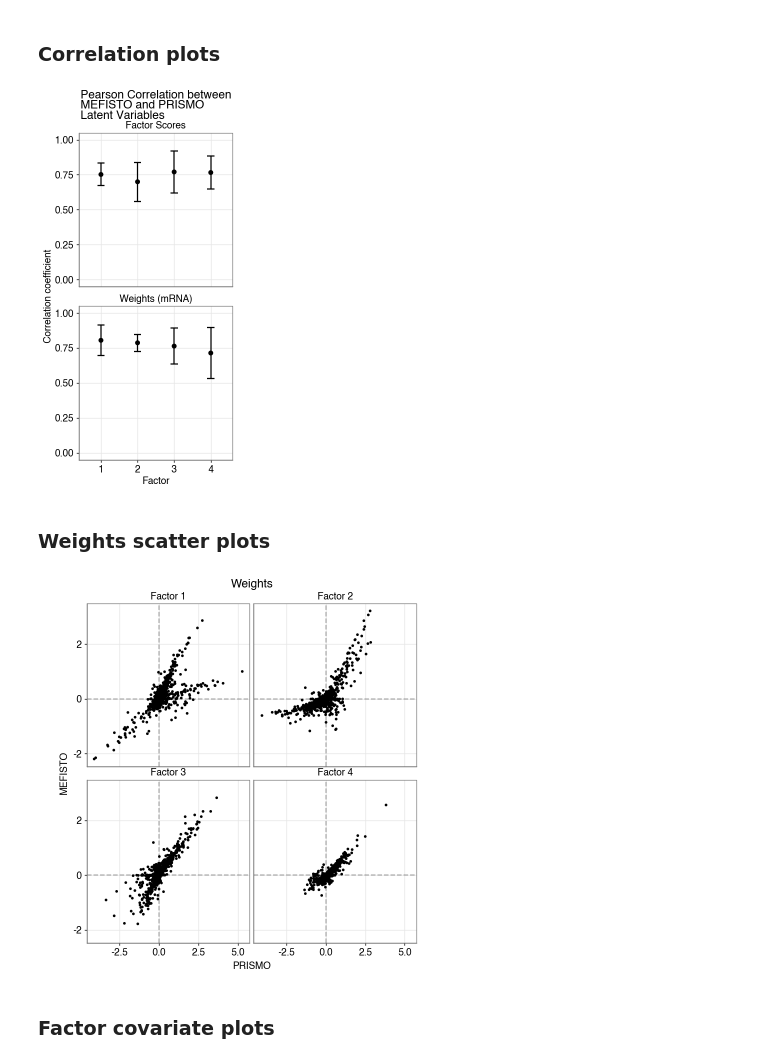
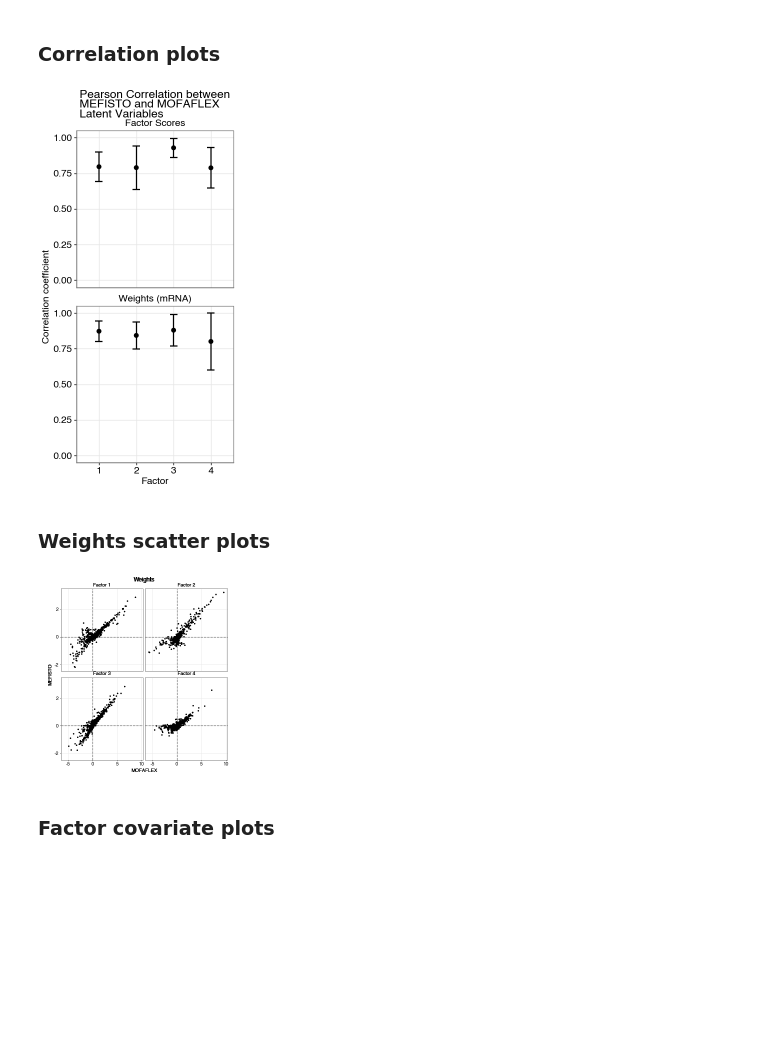
Before and after one commit to bioFAM/mofaflex-analysis, a Jupyter notebook: comparison_mefisto_visium/analysis.ipynb, the cells around one changed output. Cells and saved outputs as stored; diff of their text form; code cells hidden in the pictures; blank space fills up the shorter version.

Commit message:
Updated models from PRISMO to MOFAFLEX in comparisons.

```diff
--- a/comparison_mefisto_visium/analysis.ipynb
+++ b/comparison_mefisto_visium/analysis.ipynb
@@ -60,28 +61,28 @@ for seed in range(10):
 ### Factor matching based on correlation
 # %%
 for seed in range(10):
-    z_mefisto_inds, z_prismo_inds, z_signs = match(z_mefisto, z_prismo[seed], dim=-1)
+    z_mefisto_inds, z_mofaflex_inds, z_signs = match(z_mefisto.values, z_mofaflex[seed].values, axis=-1)
 
-    z_prismo[seed] = z_prismo[seed].iloc[:, z_prismo_inds]
-    z_prismo[seed] = z_prismo[seed] * z_signs.reshape(1, -1)
-    z_prismo[seed].columns = [f"Factor {i+1}" for i in range(z_prismo[seed].shape[1])]
+    z_mofaflex[seed] = z_mofaflex[seed].iloc[:, z_mofaflex_inds]
+    z_mofaflex[seed] = z_mofaflex[seed] * z_signs.reshape(1, -1)
+    z_mofaflex[seed].columns = [f"Factor {i+1}" for i in range(z_mofaflex[seed].shape[1])]
 
-    for view in w_prismo[seed].keys():
-        w_prismo[seed][view] = w_prismo[seed][view].iloc[:, z_prismo_inds]
-        w_prismo[seed][view] = w_prismo[seed][view] * z_signs.reshape(1, -1)
-        w_prismo[seed][view].columns = [f"Factor {i+1}" for i in range(w_prismo[seed][view].shape[1])]
+    for view in w_mofaflex[seed].keys():
+        w_mofaflex[seed][view] = w_mofaflex[seed][view].iloc[:, z_mofaflex_inds]
+        w_mofaflex[seed][view] = w_mofaflex[seed][view] * z_signs.reshape(1, -1)
+        w_mofaflex[seed][view].columns = [f"Factor {i+1}" for i in range(w_mofaflex[seed][view].shape[1])]
 # %% [markdown]
 ### Correlation plots
 # %%
-seeds = list(z_prismo.keys())
-views = list(w_prismo[seeds[0]].keys())
-n_factors = z_prismo[0].shape[1]
+seeds = list(z_mofaflex.keys())
+views = list(w_mofaflex[seeds[0]].keys())
+n_factors = z_mofaflex[0].shape[1]
 
 df = []
 for seed in seeds:
     corr = []
     for i in range(n_factors):
-        corr.append(pearsonr(z_prismo[seed].iloc[:, i], z_mefisto.iloc[:, i])[0])
+        corr.append(pearsonr(z_mofaflex[seed].iloc[:, i], z_mefisto.iloc[:, i])[0])
     df.append(pd.DataFrame(corr, columns=["corr"]))
     df[-1]["seed"] = seed
     df[-1]["factor"] = [f"{i+1}" for i in range(n_factors)]
@@ -90,7 +91,7 @@ for seed in seeds:
     for view in views:
         corr = []
         for i in range(n_factors):
-            corr.append(pearsonr(w_prismo[seed][view].iloc[:, i], w_mefisto[view].iloc[:, i])[0].item())
+            corr.append(pearsonr(w_mofaflex[seed][view].iloc[:, i], w_mefisto[view].iloc[:, i])[0].item())
         df.append(pd.DataFrame(corr, columns=[f"corr"]))
         df[-1]["seed"] = seed
         df[-1]["factor"] = [f"{i+1}" for i in range(n_factors)]
@@ -114,49 +115,48 @@ plot = (
         figure_size=(2, 4),
         panel_spacing_y=0.05
     )
-    + labs(x="Factor", y="Correlation coefficient", title="Pearson Correlation between\nMEFISTO and PRISMO\nLatent Variables")
+    + labs(x="Factor", y="Correlation coefficient", title="Pearson Correlation between\nMEFISTO and MOFAFLEX\nLatent Variables")
     + ylim(0, 1)
 )
 
-fig = plot.draw()
-fig.savefig("plots/correlations.pdf")
+ggsave(plot, "plots/correlations.pdf")
 plot.show()
 # %% [output]
-[figure, old version]
+[figure, new version]
 # %% [markdown]
 ### Weights scatter plots
 # %%
 factors = ["Factor 1", "Factor 2", "Factor 3", "Factor 4"]
 seed = 1
 
 df_list = []
 for factor in factors:
-    df = pd.DataFrame(w_prismo[seed][view][factor])
-    df.columns = ["weight_prismo"]
+    df = pd.DataFrame(w_mofaflex[seed][view][factor])
+    df.columns = ["weight_mofaflex"]
     df["weight_mefisto"] = w_mefisto[view][factor]
-    df["weight_prismo_abs"] = df["weight_prismo"].abs()
+    df["weight_mofaflex_abs"] = df["weight_mofaflex"].abs()
     df["weight_mefisto_abs"] = df["weight_mefisto"].abs()
     df["factor"] = factor
     df_list.append(df)
 
 # Concatenate all the DataFrames
 df_all = pd.concat(df_list, ignore_index=True)
 
 plot = (
-    ggplot(df_all, aes(x="weight_prismo", y="weight_mefisto"))
+    ggplot(df_all, aes(x="weight_mofaflex", y="weight_mefisto"))
     + geom_point(size=.1, raster=True)
-    + labs(x="PRISMO", y="MEFISTO", title="Weights")
+    + labs(x="MOFAFLEX", y="MEFISTO", title="Weights")
     + theme(figure_size=(4, 4))
     + geom_hline(yintercept=0, linetype='dashed', color='black', alpha=0.3)
     + geom_vline(xintercept=0, linetype='dashed', color='black', alpha=0.3)
     + facet_wrap("~factor", scales="fixed")
 )
 
 fig = plot.draw()
 fig.savefig("plots/weights.pdf", dpi=300)
 plot.show()
 # %% [output]
-[figure, old version]
+[figure, new version]
 # %% [markdown]
 ### Factor covariate plots
 # %%
```
Also changed, not shown: parts of 5 cells of this notebook, 6 other files.
